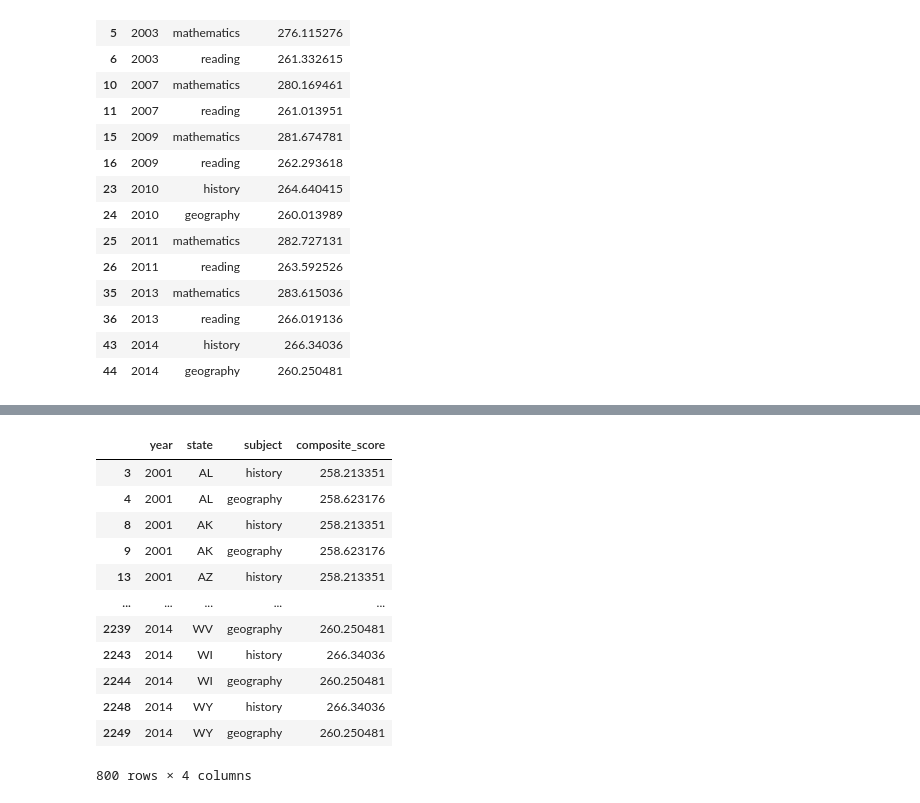
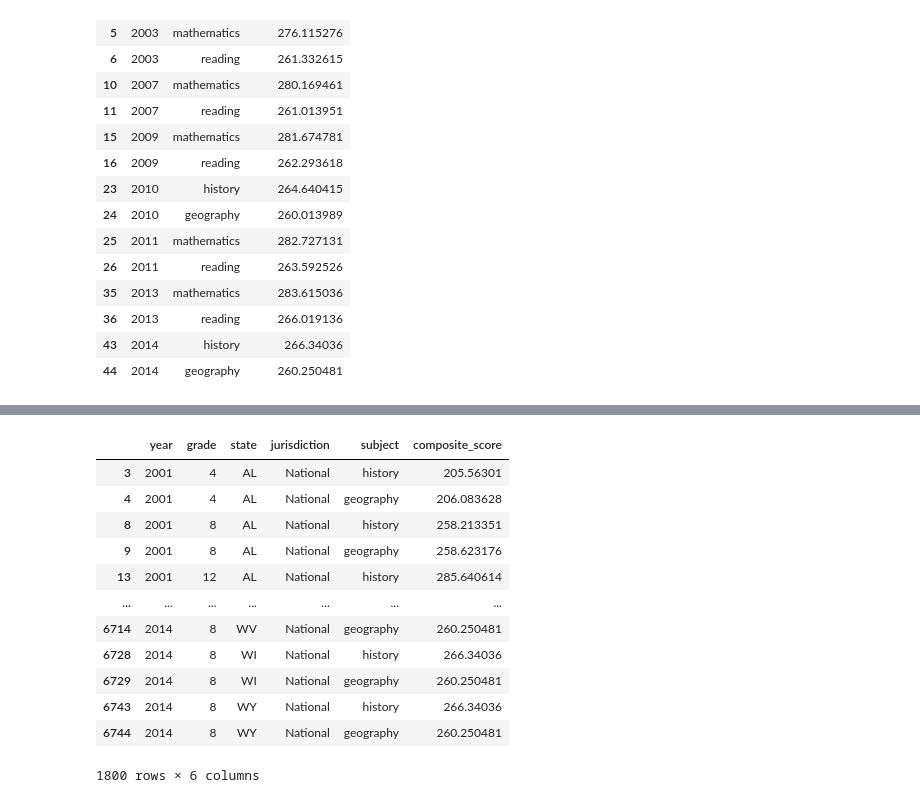
Before and after one commit to bladealec/nss_capstone, a Jupyter notebook: NAEP_api_script.ipynb, the cells around one changed output, grey strips where cells are left out. Saved outputs shown, nothing was run; the diff lists cells and outputs as text; code cells hidden in the pictures.

```diff
--- a/NAEP_api_script.ipynb
+++ b/NAEP_api_script.ipynb
@@ -474,18 +625,18 @@ state_scores_df.head(15)
-# %%
-state_scores = state_scores_df[state_scores_df['composite_score'] != 'N/A']
-state_scores
-# %% [output]
-|  | year | state | subject | composite_score |
-| 3 | 2001 | AL | history | 258.213351 |
-| 4 | 2001 | AL | geography | 258.623176 |
-| 8 | 2001 | AK | history | 258.213351 |
-| 9 | 2001 | AK | geography | 258.623176 |
-| 13 | 2001 | AZ | history | 258.213351 |
-| ... | ... | ... | ... | ... |
-| 2239 | 2014 | WV | geography | 260.250481 |
-| 2243 | 2014 | WI | history | 266.34036 |
-| 2244 | 2014 | WI | geography | 260.250481 |
-| 2248 | 2014 | WY | history | 266.34036 |
-| 2249 | 2014 | WY | geography | 260.250481 |
-800 rows × 4 columns
+# %%
+stategrade_scores = stategrade_scores_df[stategrade_scores_df['composite_score'] != 'N/A']
+stategrade_scores
+# %% [output]
+|  | year | grade | state | jurisdiction | subject | composite_score |
+| 3 | 2001 | 4 | AL | National | history | 205.56301 |
+| 4 | 2001 | 4 | AL | National | geography | 206.083628 |
+| 8 | 2001 | 8 | AL | National | history | 258.213351 |
+| 9 | 2001 | 8 | AL | National | geography | 258.623176 |
+| 13 | 2001 | 12 | AL | National | history | 285.640614 |
+| ... | ... | ... | ... | ... | ... | ... |
+| 6714 | 2014 | 8 | WV | National | geography | 260.250481 |
+| 6728 | 2014 | 8 | WI | National | history | 266.34036 |
+| 6729 | 2014 | 8 | WI | National | geography | 260.250481 |
+| 6743 | 2014 | 8 | WY | National | history | 266.34036 |
+| 6744 | 2014 | 8 | WY | National | geography | 260.250481 |
+1800 rows × 6 columns
 # %%
```
Also changed, not shown: parts of 16 cells of this notebook, 2 other files.
